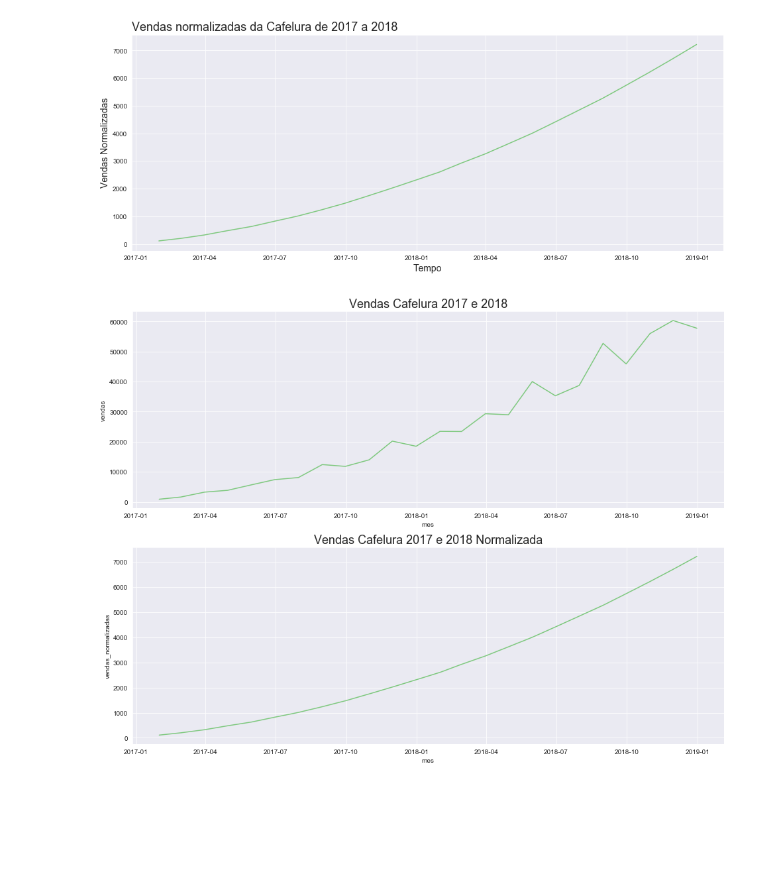
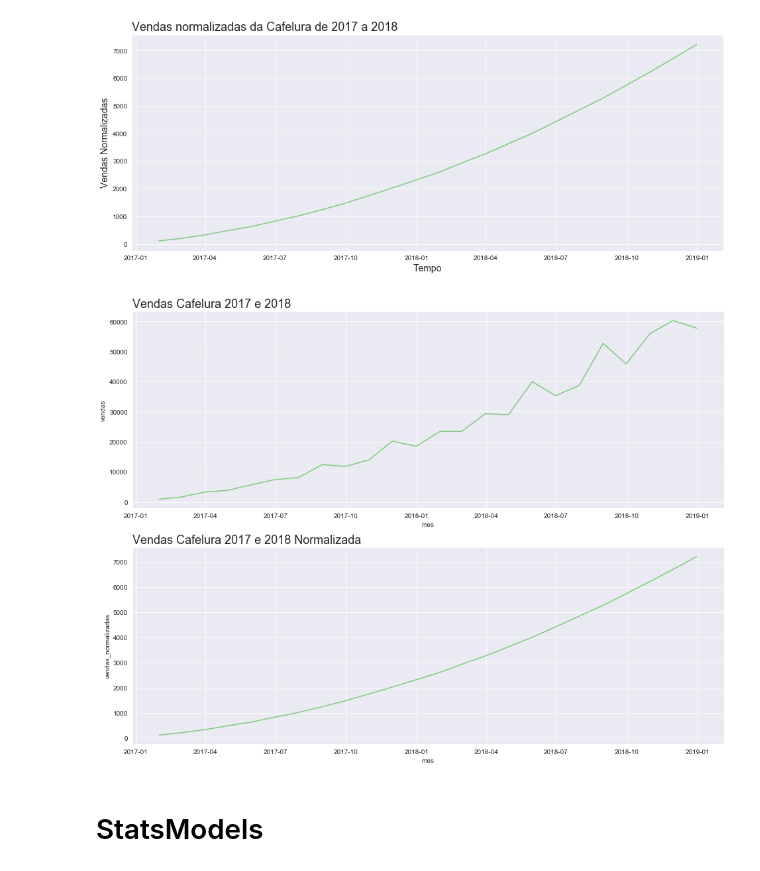
Before and after one commit to dieinimymaganha/time_series, a Jupyter notebook: Time Series.ipynb, the cells around one changed output. Cells and saved outputs as stored; diff of their text form; code cells hidden in the pictures; blank space fills up the shorter version.

Commit message:
StatsModel

```diff
--- a/Time Series.ipynb
+++ b/Time Series.ipynb
@@ -453,11 +453,13 @@ plotar('Vendas normalizadas da Cafelura de 2017 a 2018', 'Tempo', 'Vendas Normal
 # %%
 plt.figure(figsize=(16,12))
 ax = plt.subplot(2,1,1)
-ax.set_title('Vendas Cafelura 2017 e 2018', fontsize=18)
+ax.set_title('Vendas Cafelura 2017 e 2018', fontsize=18, loc='left')
 sns.lineplot(x='mes', y='vendas', data=cafelura)
 ax = plt.subplot(2,1,2)
-ax.set_title('Vendas Cafelura 2017 e 2018 Normalizada', fontsize=18)
+ax.set_title('Vendas Cafelura 2017 e 2018 Normalizada', fontsize=18, loc='left')
 sns.lineplot(x='mes', y='vendas_normalizadas', data=cafelura)
 ax = ax
 # %% [output]
-[figure, old version]
+[figure, new version]
+# %% [markdown]
+# StatsModels
```
Also changed, not shown: parts of 5 cells of this notebook.
